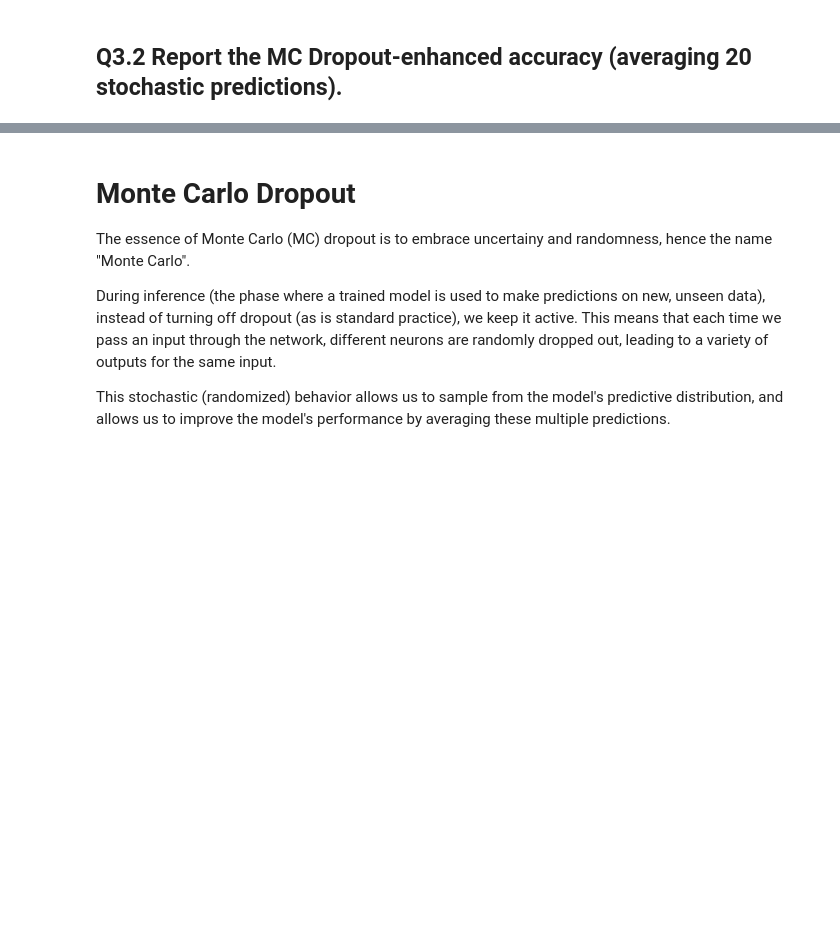
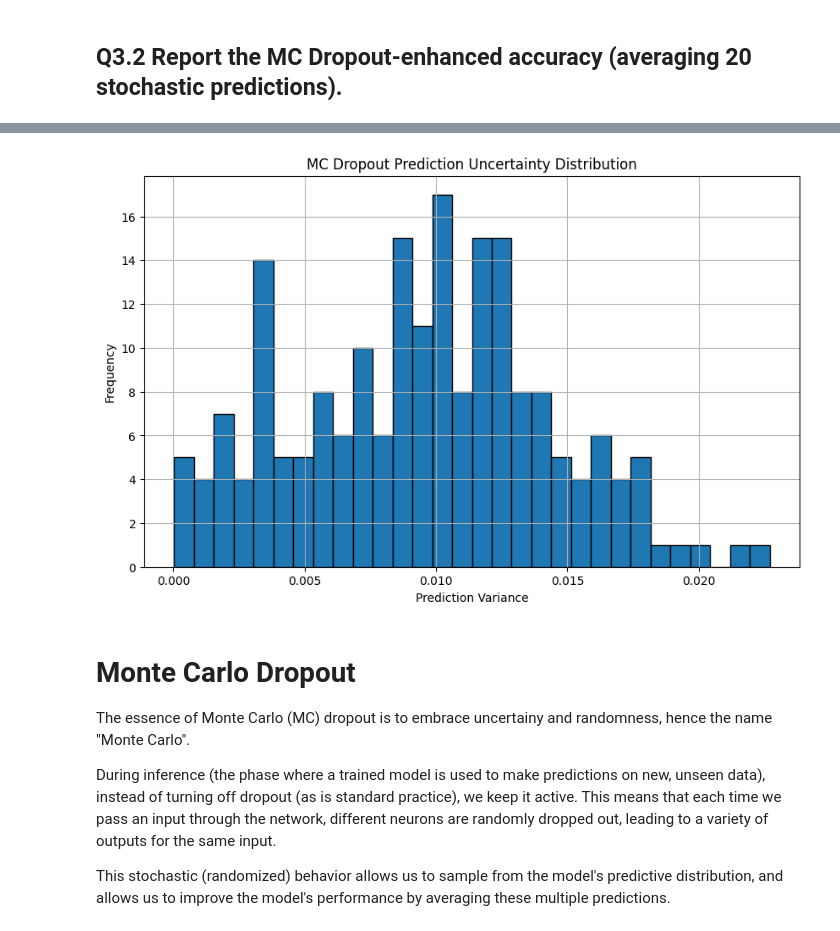
Before and after one commit to arthurBorger/machine_learning, a Jupyter notebook: assignment_3/exercise_3.ipynb, the cells around one changed output, grey strips where cells are left out. Saved outputs shown, nothing was run; the diff lists cells and outputs as text; code cells hidden in the pictures; blank space fills up the shorter version.

```diff
--- a/assignment_3/exercise_3.ipynb
+++ b/assignment_3/exercise_3.ipynb
@@ -146,3 +156,17 @@ Q3.2 MC Dropout-enhanced accuracy: 77.50%
+# %%
+import numpy as np
+import matplotlib.pyplot as plt
+
+plt.figure(figsize=(10, 6))
+prediction_variance = np.var(mc_predictions, axis=0).mean(axis=1)
+plt.hist(prediction_variance, bins=30, edgecolor='black')
+plt.xlabel('Prediction Variance')
+plt.ylabel('Frequency')
+plt.title('MC Dropout Prediction Uncertainty Distribution')
+plt.grid(True)
+plt.show()
+# %% [output]
+[figure, added]
 # %% [markdown]
 # Monte Carlo Dropout
 The essence of Monte Carlo (MC) dropout is to embrace uncertainy and randomness, hence the name "Monte Carlo".
```
Also changed, not shown: parts of 3 cells of this notebook, 3 other files.
